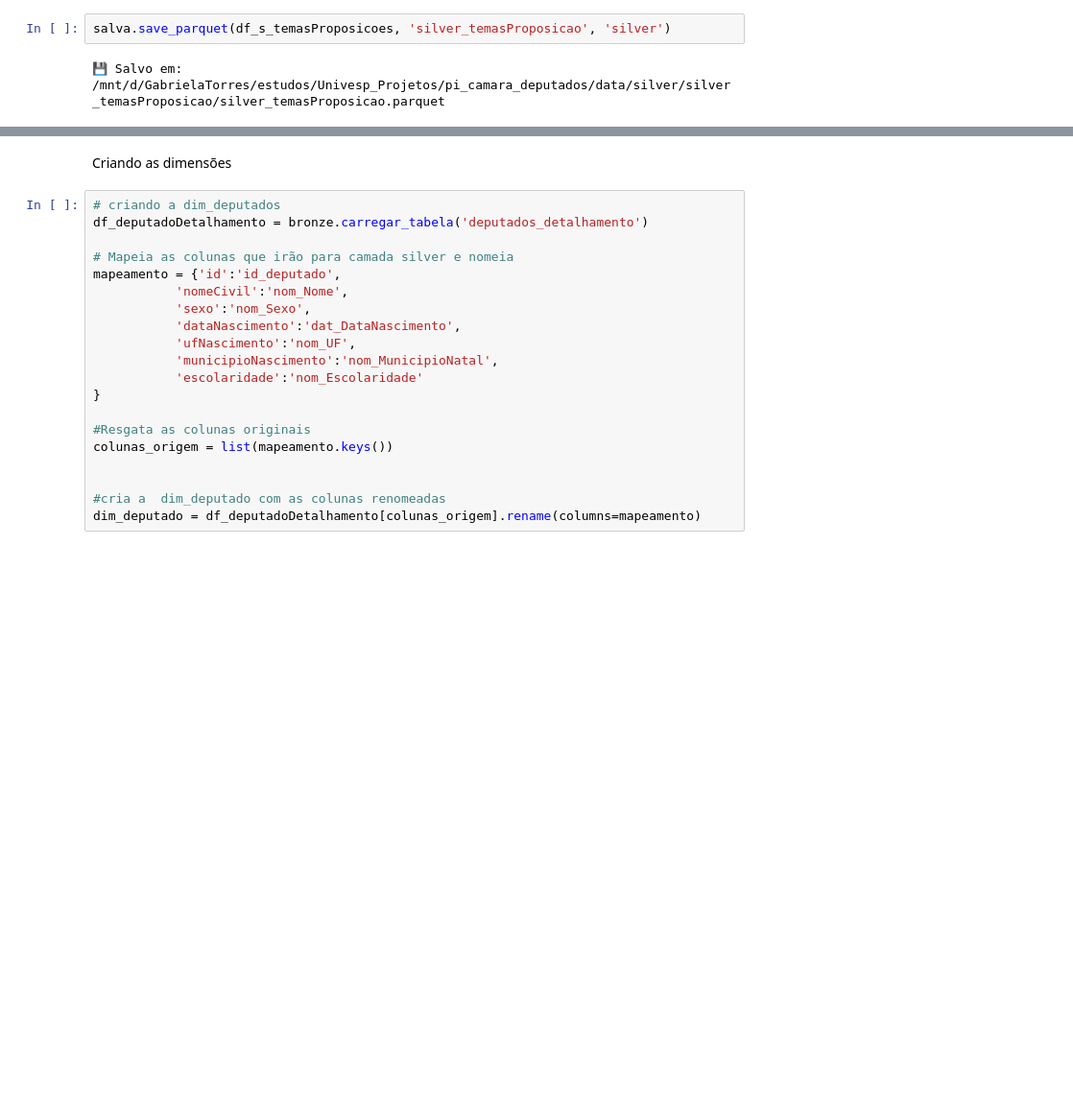
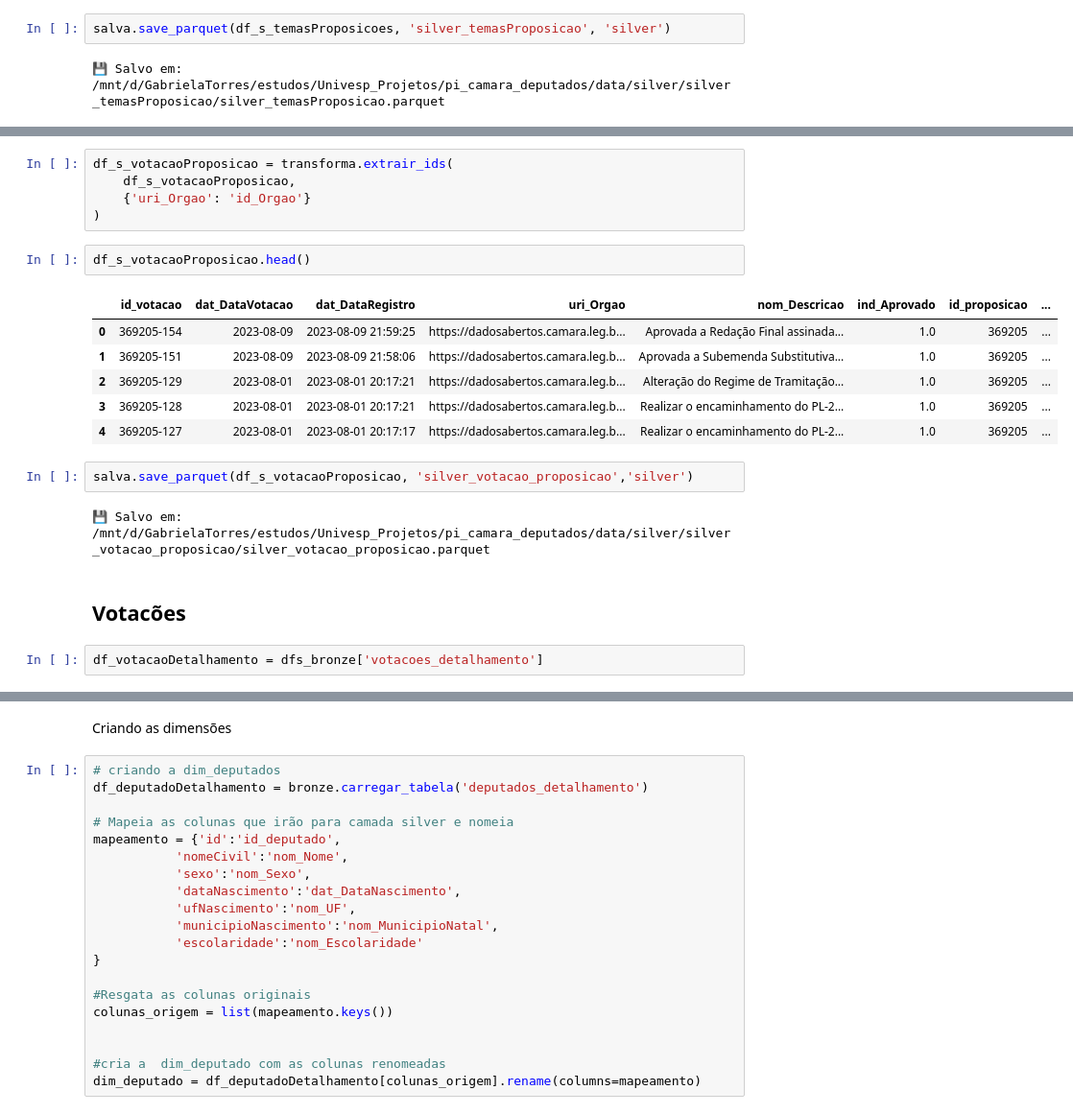
Before and after one commit to gabistorres85/pi_camara_deputados, a Jupyter notebook: notebooks/transforme_notebook.ipynb, the cells around one changed output, grey strips where cells are left out. Shown at 96% size. Drawn from its saved outputs; the diff is of its cells as text; blank space fills up the shorter version.

```diff
--- a/notebooks/transforme_notebook.ipynb
+++ b/notebooks/transforme_notebook.ipynb
@@ -244,0 +335,22 @@ salva.save_parquet(df_s_temasProposicoes, 'silver_temasProposicao', 'silver')
+# %%
+df_s_votacaoProposicao = transforma.extrair_ids(
+    df_s_votacaoProposicao,
+    {'uri_Orgao': 'id_Orgao'}
+)
+# %%
+df_s_votacaoProposicao.head()
+# %% [output]
+|  | id_votacao | dat_DataVotacao | dat_DataRegistro | uri_Orgao | nom_Descricao | ind_Aprovado | id_proposicao | ... |
+| 0 | 369205-154 | 2023-08-09 | 2023-08-09 21:59:25 | https://dadosabertos.camara.leg.b... | Aprovada a Redação Final assinada... | 1.0 | 369205 | ... |
+| 1 | 369205-151 | 2023-08-09 | 2023-08-09 21:58:06 | https://dadosabertos.camara.leg.b... | Aprovada a Subemenda Substitutiva... | 1.0 | 369205 | ... |
+| 2 | 369205-129 | 2023-08-01 | 2023-08-01 20:17:21 | https://dadosabertos.camara.leg.b... | Alteração do Regime de Tramitação... | 1.0 | 369205 | ... |
+| 3 | 369205-128 | 2023-08-01 | 2023-08-01 20:17:21 | https://dadosabertos.camara.leg.b... | Realizar o encaminhamento do PL-2... | 1.0 | 369205 | ... |
+| 4 | 369205-127 | 2023-08-01 | 2023-08-01 20:17:17 | https://dadosabertos.camara.leg.b... | Realizar o encaminhamento do PL-2... | 1.0 | 369205 | ... |
+# %%
+salva.save_parquet(df_s_votacaoProposicao, 'silver_votacao_proposicao','silver')
+# %% [output]
+💾 Salvo em: /mnt/d/GabrielaTorres/estudos/Univesp_Projetos/pi_camara_deputados/data/silver/silver_votacao_proposicao/silver_votacao_proposicao.parquet
+# %% [markdown]
+## Votacões
+# %%
+df_votacaoDetalhamento = dfs_bronze['votacoes_detalhamento']
```
Also changed, not shown: parts of 30 cells of this notebook, 3 other files.
